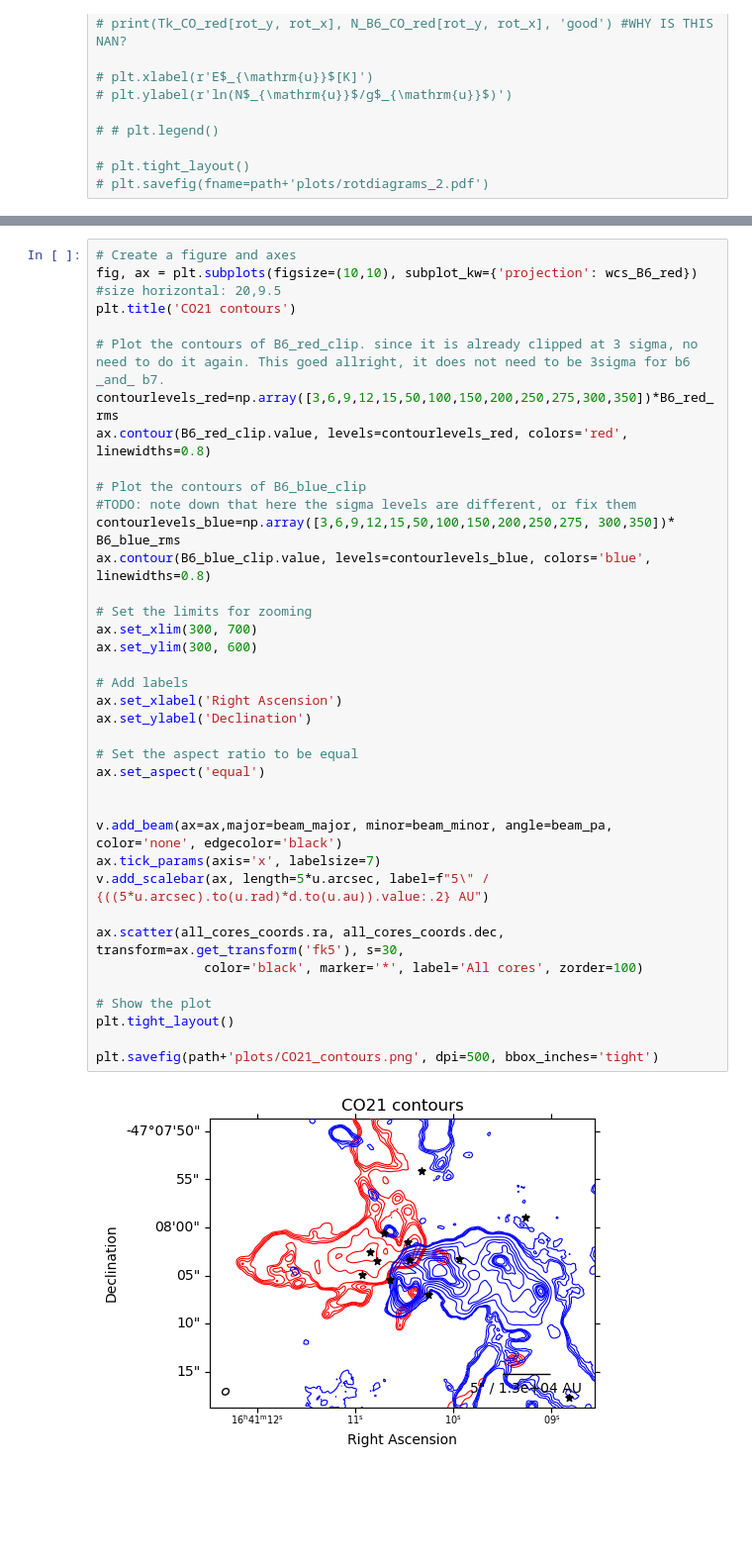
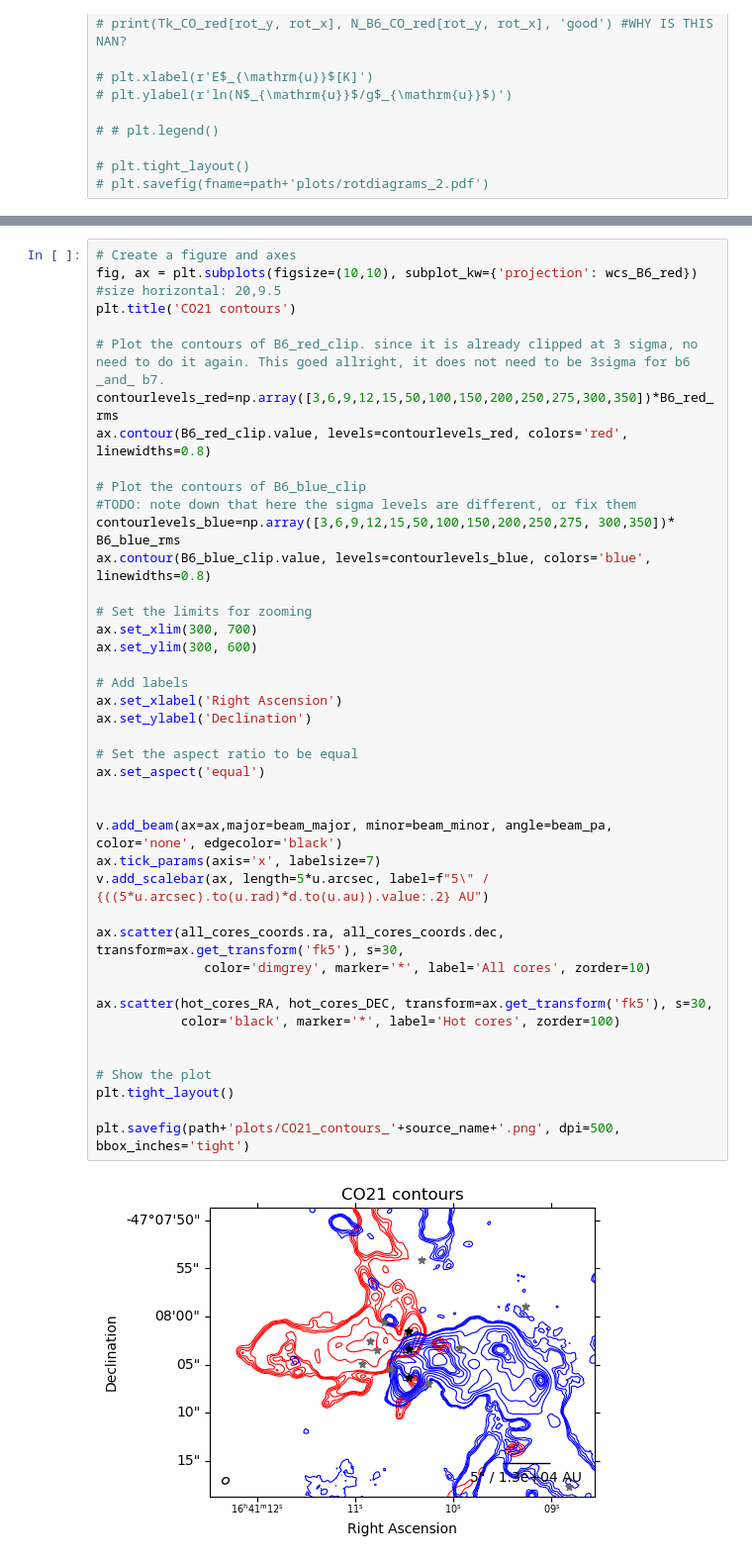
Before and after one commit to femkeballieux/master_project_2, a Jupyter notebook: code/LTERadtrans_RotDiagram_G337.92.ipynb, the cells around one changed output, grey strips where cells are left out. Shown at 99% size. Saved outputs shown, nothing was run; the diff lists cells and outputs as text; blank space fills up the shorter version.

```diff
--- a/code/LTERadtrans_RotDiagram_G337.92.ipynb
+++ b/code/LTERadtrans_RotDiagram_G337.92.ipynb
@@ -523,33 +521,37 @@ plt.title('CO21 contours')
 contourlevels_red=np.array([3,6,9,12,15,50,100,150,200,250,275,300,350])*B6_red_rms
 ax.contour(B6_red_clip.value, levels=contourlevels_red, colors='red', linewidths=0.8)
 
 # Plot the contours of B6_blue_clip
 #TODO: note down that here the sigma levels are different, or fix them
 contourlevels_blue=np.array([3,6,9,12,15,50,100,150,200,250,275, 300,350])* B6_blue_rms
 ax.contour(B6_blue_clip.value, levels=contourlevels_blue, colors='blue', linewidths=0.8)
 
 # Set the limits for zooming
 ax.set_xlim(300, 700)
 ax.set_ylim(300, 600)
 
 # Add labels
 ax.set_xlabel('Right Ascension')
 ax.set_ylabel('Declination')
 
 # Set the aspect ratio to be equal
 ax.set_aspect('equal')
 
 
 v.add_beam(ax=ax,major=beam_major, minor=beam_minor, angle=beam_pa, color='none', edgecolor='black')
 ax.tick_params(axis='x', labelsize=7)
 v.add_scalebar(ax, length=5*u.arcsec, label=f"5\" / {((5*u.arcsec).to(u.rad)*d.to(u.au)).value:.2} AU")
 
 ax.scatter(all_cores_coords.ra, all_cores_coords.dec, transform=ax.get_transform('fk5'), s=30,
-              color='black', marker='*', label='All cores', zorder=100)
+              color='dimgrey', marker='*', label='All cores', zorder=10)
+
+ax.scatter(hot_cores_RA, hot_cores_DEC, transform=ax.get_transform('fk5'), s=30,
+           color='black', marker='*', label='Hot cores', zorder=100)
+
 
 # Show the plot
 plt.tight_layout()
 
-plt.savefig(path+'plots/CO21_contours.png', dpi=500, bbox_inches='tight')
+plt.savefig(path+'plots/CO21_contours_'+source_name+'.png', dpi=500, bbox_inches='tight')
 # %% [output]
-[figure, old version]
+[figure, new version]
```
Also changed, not shown: parts of 3 cells of this notebook, 5 other files.
